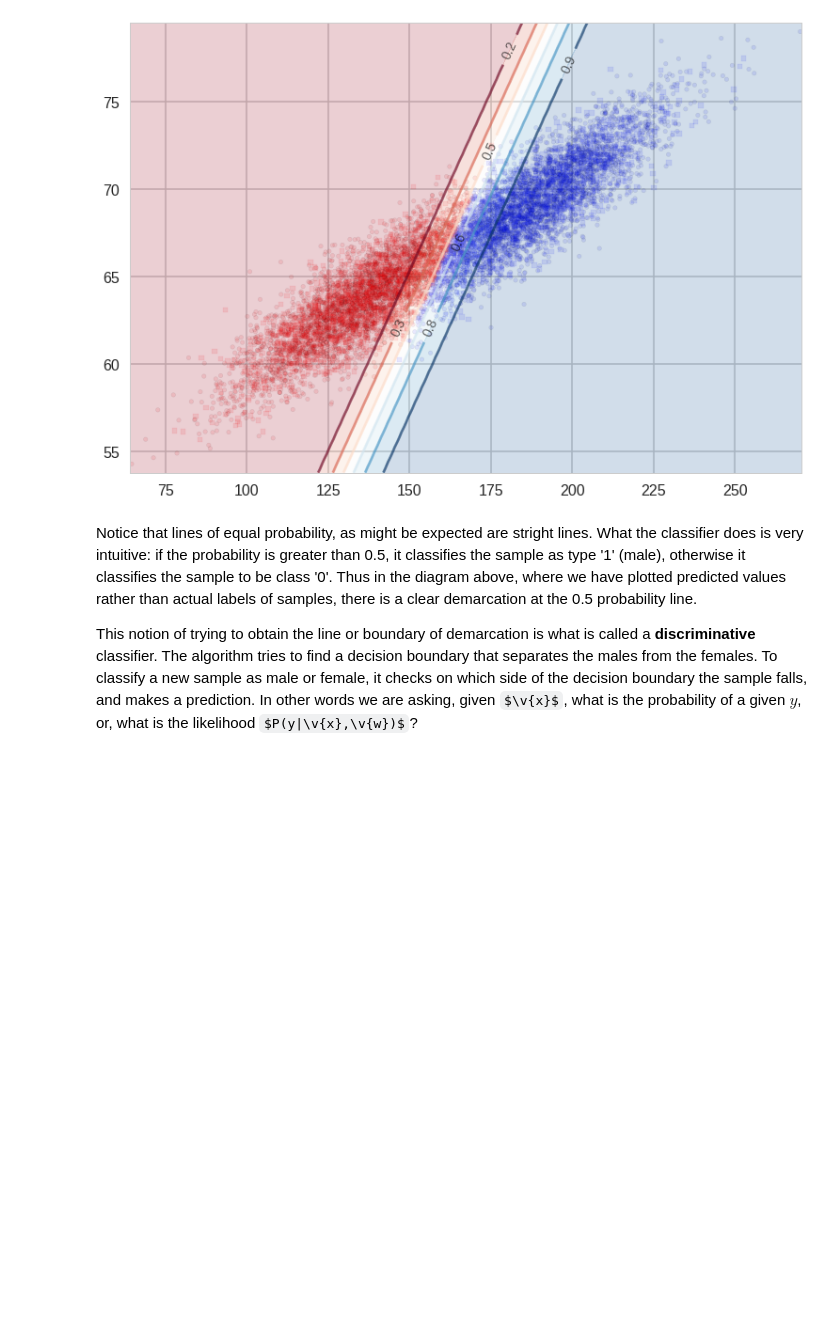
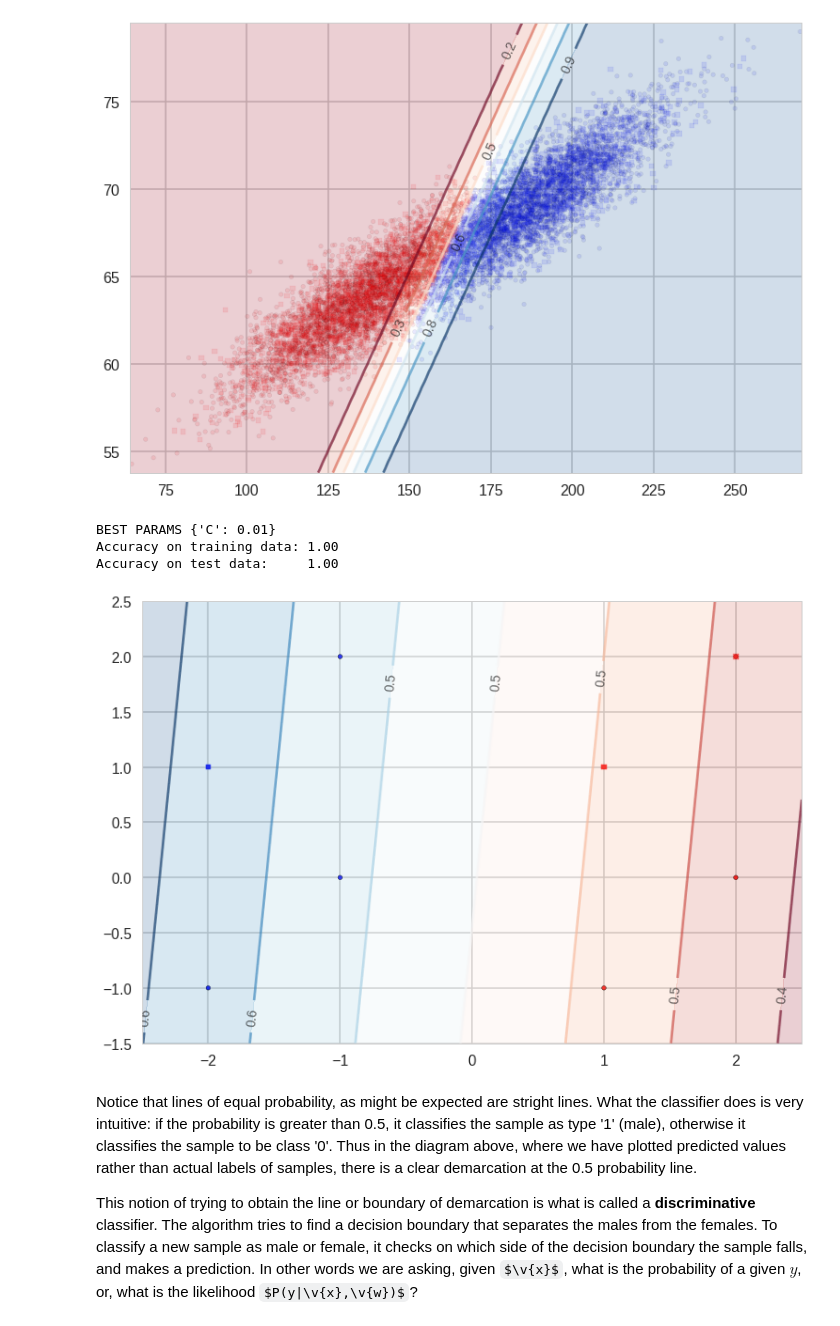
Before and after one commit to ShichengChen/cs109, a Jupyter notebook: 2015lab5-master/Classification.ipynb, the cells around one changed output. Saved outputs shown, nothing was run; the diff lists cells and outputs as text; code cells hidden in the pictures; some formulas as TeX source; blank space fills up the shorter version.

Commit message:
LogisticRegression cannot maximize the margin

```diff
--- a/2015lab5-master/Classification.ipynb
+++ b/2015lab5-master/Classification.ipynb
@@ -728,3 +725,17 @@ clft, Xt, yt, Xt, yt  = do_classify(LogisticRegression(), {"C": [0.01, 0.1, 1, 1
+# %%
+x0=[-2,-2,-1,-1,1,1,2,2]*3
+x1=[-1,1,2,0,1,-1,2,0]*3
+y=[0,0,0,0,1,1,1,1]*3
+d = pd.DataFrame(data={'x0': x0, 'x1': x1,'y':y})
+clft, Xtr, ytr, Xt, yt  = do_classify(LogisticRegression(), {"C": [0.01, 0.1, 1, 10, 100]}, d, ['x0', 'x1'], 'y',0)
+plt.figure()
+ax=plt.gca()
+points_plot_prob(ax, Xtr, Xt, ytr, yt, clft, psize=20, alpha=0.5);
+# %% [output]
+BEST PARAMS {'C': 0.01}
+Accuracy on training data: 1.00
+Accuracy on test data:     1.00
+[figure, added]
 # %% [markdown]
 Notice that lines of equal probability, as might be expected are stright lines. What the classifier does is very intuitive: if the probability is greater than 0.5, it classifies the sample as type '1' (male), otherwise it classifies the sample to be class '0'. Thus in the diagram above, where we have plotted predicted values rather than actual labels of samples, there is a clear demarcation at the 0.5 probability line.
 
```
Also changed, not shown: parts of 1 cell of this notebook.
